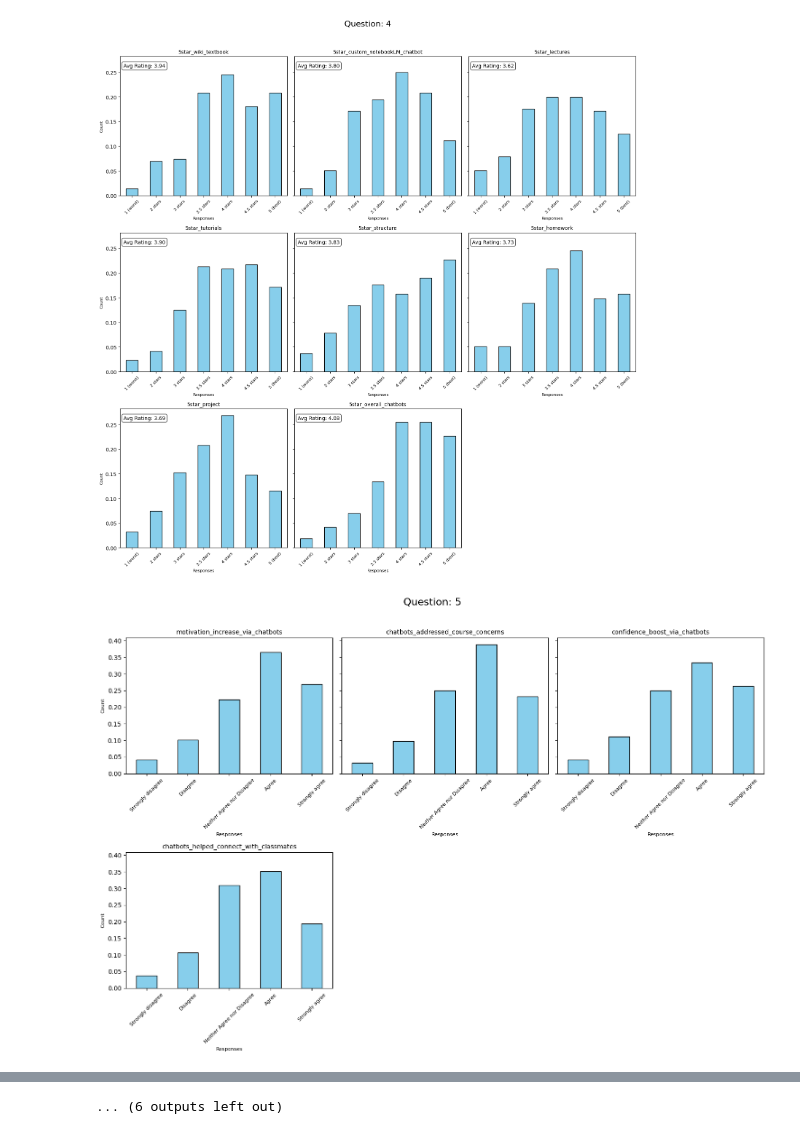
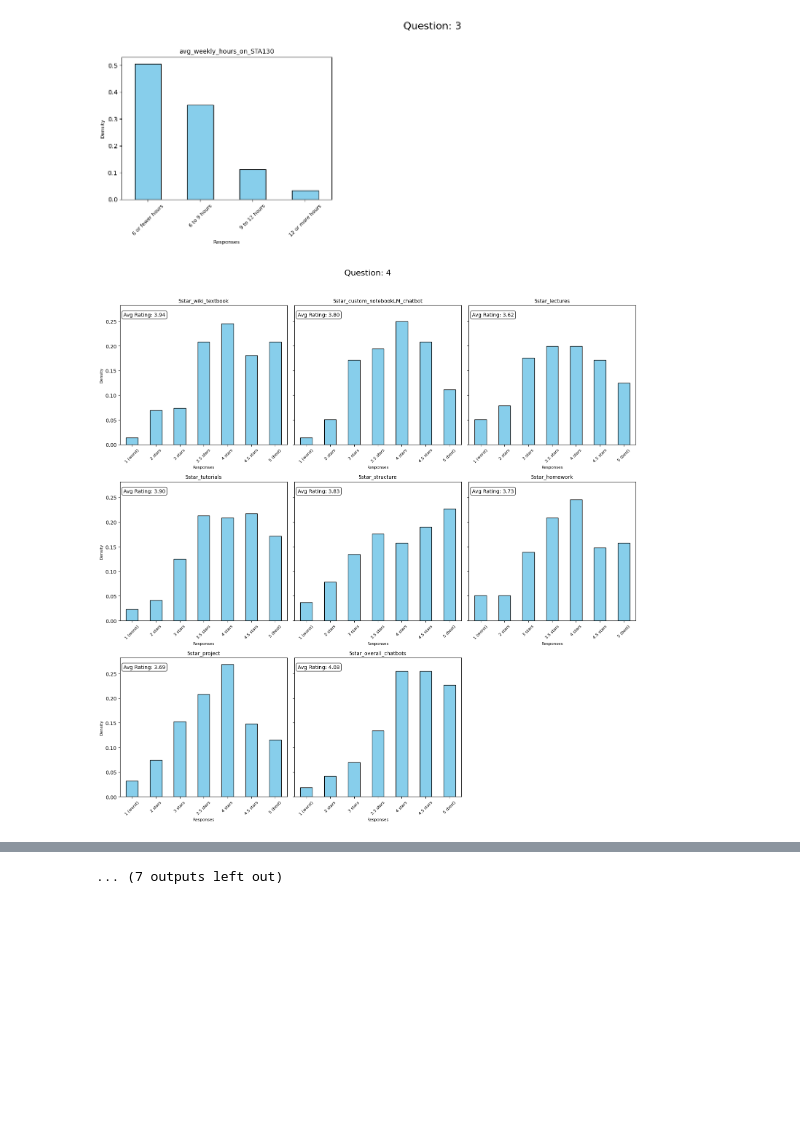
Before and after one commit to zliu0312/STA130_survey_analysis, a Jupyter notebook: main_F24_post_data_exploration.ipynb, the cells around one changed output, grey strips where cells are left out. Cells and saved outputs as stored; diff of their text form; code cells hidden in the pictures; blank space fills up the shorter version.

```diff
--- a/main_F24_post_data_exploration.ipynb
+++ b/main_F24_post_data_exploration.ipynb
@@ -76,7 +76,7 @@ def generate_barplots(data, glossary, grouping_column, variable_column):
                 data[col].value_counts(normalize=True).reindex(scale).plot(kind='bar', color='skyblue', edgecolor='black', ax=ax)
                 ax.set_title(col, fontsize=10)
                 ax.set_xlabel('Responses', fontsize=8)
-                ax.set_ylabel('Count', fontsize=8)
+                ax.set_ylabel('Density', fontsize=8)
                 ax.tick_params(axis='x', rotation=45, labelsize=8)
 
                 # Add average rating box for Group 4
@@ -99,11 +99,11 @@ def generate_barplots(data, glossary, grouping_column, variable_column):
         plt.show()
 # %%
 generate_barplots(
-    data=F24_post.iloc[:, 7:-3],
+    data=F24_post.iloc[:, 6:-3],
     glossary=F24_glossary,
     grouping_column='Question Number',
     variable_column='Variable_Names'
 )
 # %% [output]
-[figure, old version]
+[figure, new version]
-[figure, old version]
+[figure, new version]
@@ -120 +120 @@ generate_barplots(
-... (6 outputs left out)
+... (7 outputs left out)
```
Also changed, not shown: parts of 1 cell of this notebook.
